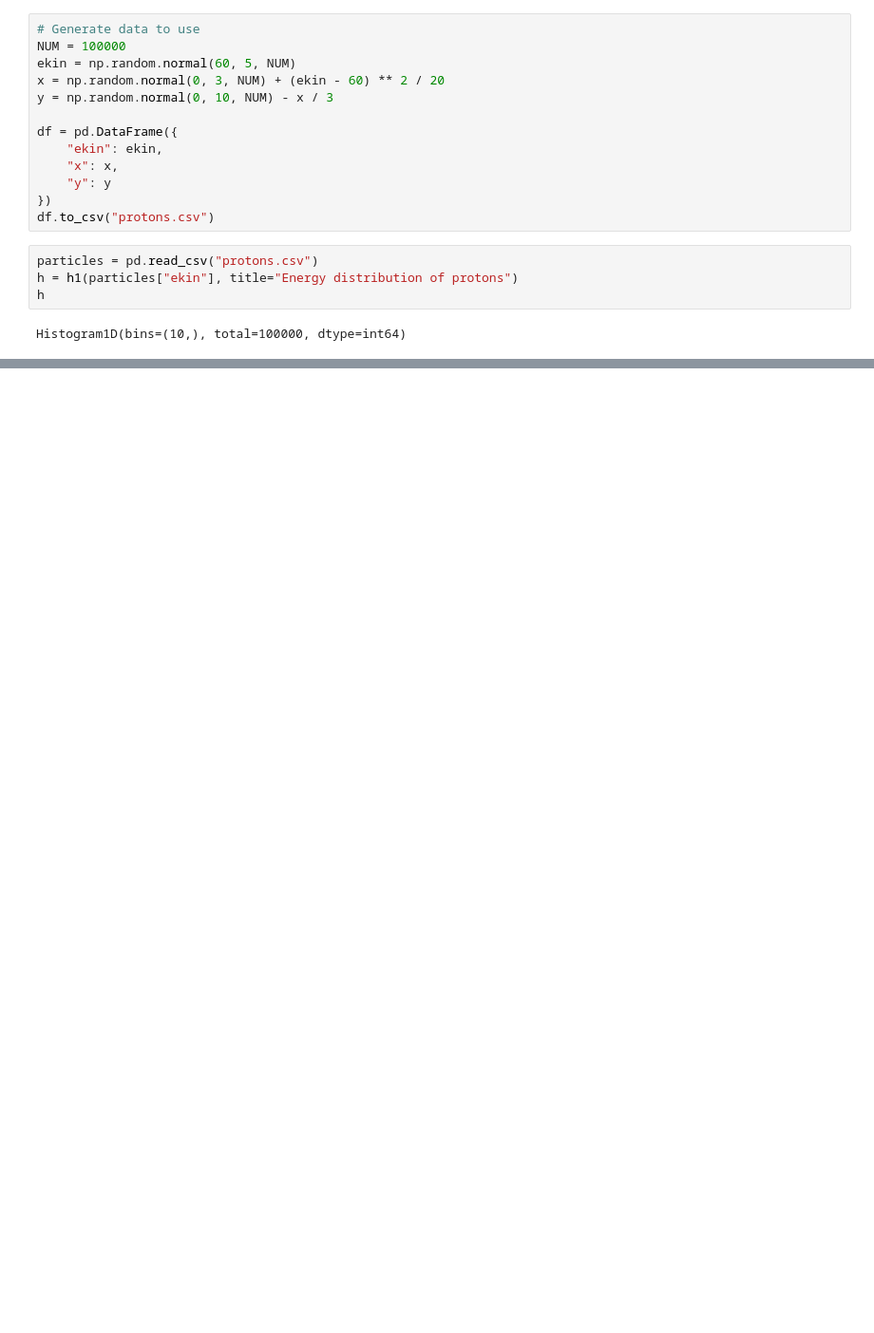
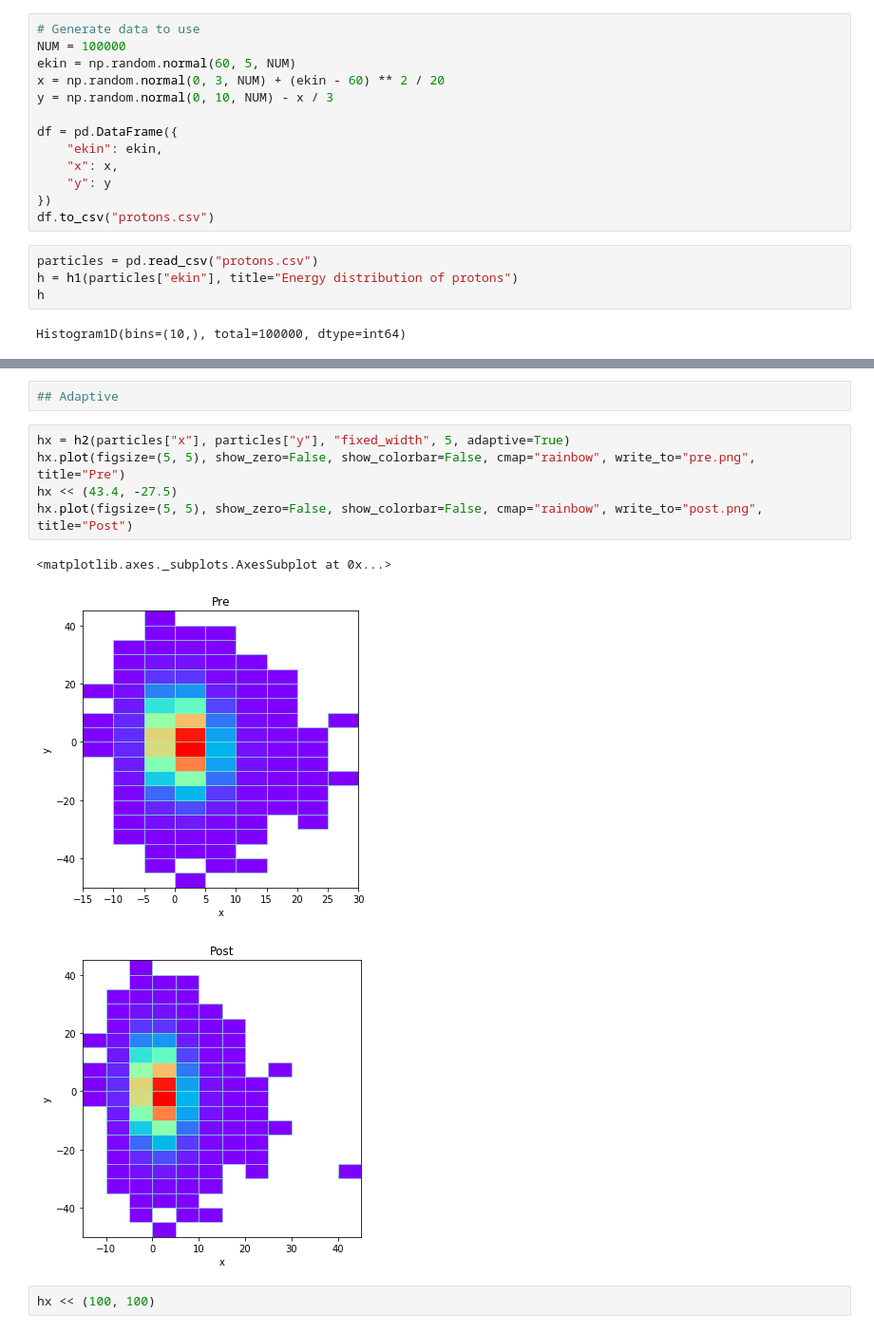
Before and after one commit to janpipek/physt-diana-hep-talk2018, a Jupyter notebook: Examples.ipynb, the cells around one changed output, grey strips where cells are left out. Shown: that part at 95% size. Cells and saved outputs as stored; diff of their text form; blank space fills up the shorter version.

```diff
--- a/Examples.ipynb
+++ b/Examples.ipynb
@@ -70,0 +73,13 @@ h2(df["x"], df["y"], 100).plot("image", cmap="rainbow")
+# %%
+## Adaptive
+# %%
+hx = h2(particles["x"], particles["y"], "fixed_width", 5, adaptive=True)
+hx.plot(figsize=(5, 5), show_zero=False, show_colorbar=False, cmap="rainbow", write_to="pre.png", title="Pre")
+hx << (43.4, -27.5)
+hx.plot(figsize=(5, 5), show_zero=False, show_colorbar=False, cmap="rainbow", write_to="post.png", title="Post")
+# %% [output]
+<matplotlib.axes._subplots.AxesSubplot at 0x...>
+[figure, added]
+[figure, added]
+# %%
+hx << (100, 100)
```
Also changed, not shown: parts of 15 cells of this notebook, 3 other files.
